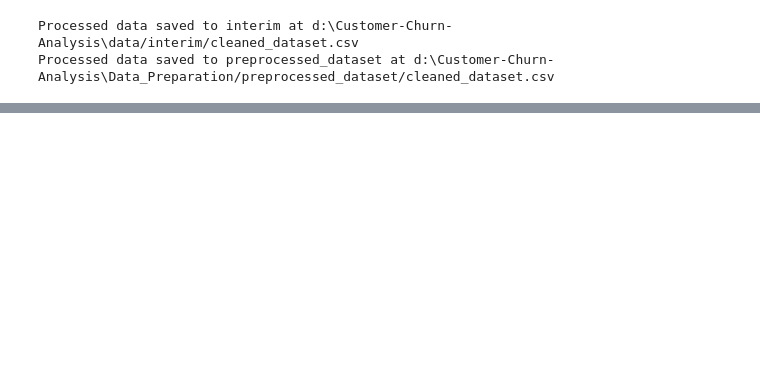
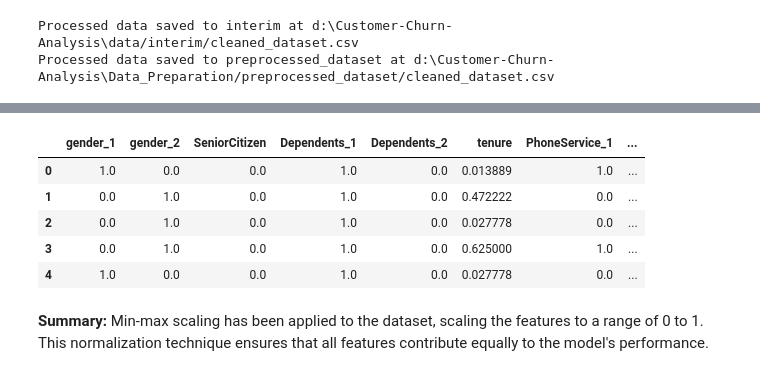
Before and after one commit to Maniramluitel2056/Customer-Churn-Analysis, a Jupyter notebook: notebooks/data_preprocessing/data_preprocessing.ipynb, the cells around one changed output, grey strips where cells are left out. Cells and saved outputs as stored; diff of their text form; code cells hidden in the pictures; blank space fills up the shorter version.

```diff
--- a/notebooks/data_preprocessing/data_preprocessing.ipynb
+++ b/notebooks/data_preprocessing/data_preprocessing.ipynb
@@ -220,0 +356,17 @@ df_encoded.to_csv(preprocessed_data_path, index=False)
+# %%
+# Apply Min-Max Scaling to the cleaned data
+if df_encoded is not None:
+    df_min_max_scaled = apply_min_max_scaling(df_encoded)
+    display(df_min_max_scaled.head())
+else:
+    print("Data scaling failed.")
+# %% [output]
+|  | gender_1 | gender_2 | SeniorCitizen | Dependents_1 | Dependents_2 | tenure | PhoneService_1 | ... |
+| 0 | 1.0 | 0.0 | 0.0 | 1.0 | 0.0 | 0.013889 | 1.0 | ... |
+| 1 | 0.0 | 1.0 | 0.0 | 1.0 | 0.0 | 0.472222 | 0.0 | ... |
+| 2 | 0.0 | 1.0 | 0.0 | 1.0 | 0.0 | 0.027778 | 0.0 | ... |
+| 3 | 0.0 | 1.0 | 0.0 | 1.0 | 0.0 | 0.625000 | 1.0 | ... |
+| 4 | 1.0 | 0.0 | 0.0 | 1.0 | 0.0 | 0.027778 | 0.0 | ... |
+# %% [markdown]
+**Summary:**
+Min-max scaling has been applied to the dataset, scaling the features to a range of 0 to 1. This normalization technique ensures that all features contribute equally to the model's performance.
```
Also changed, not shown: parts of 41 cells of this notebook, 7 other files.
